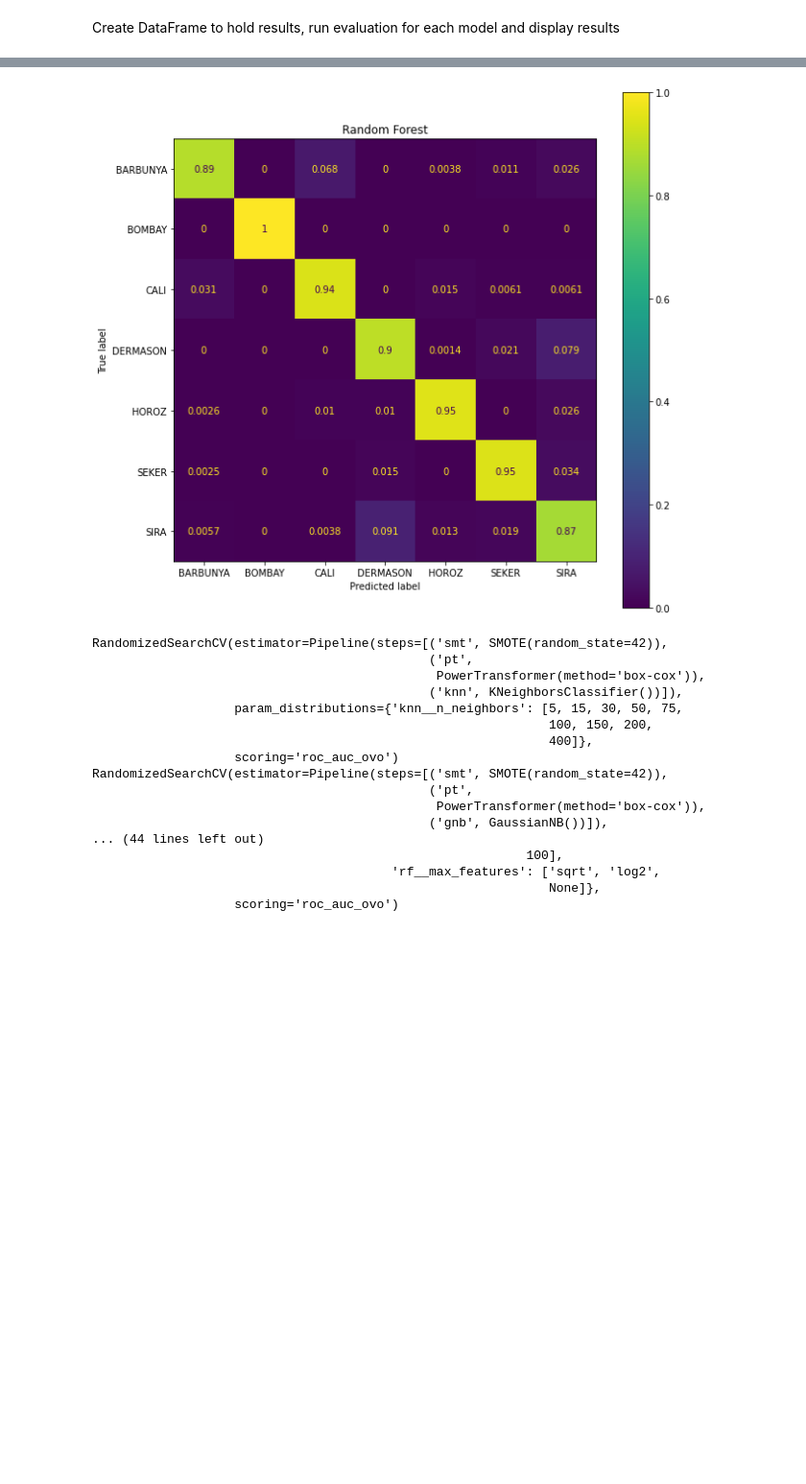
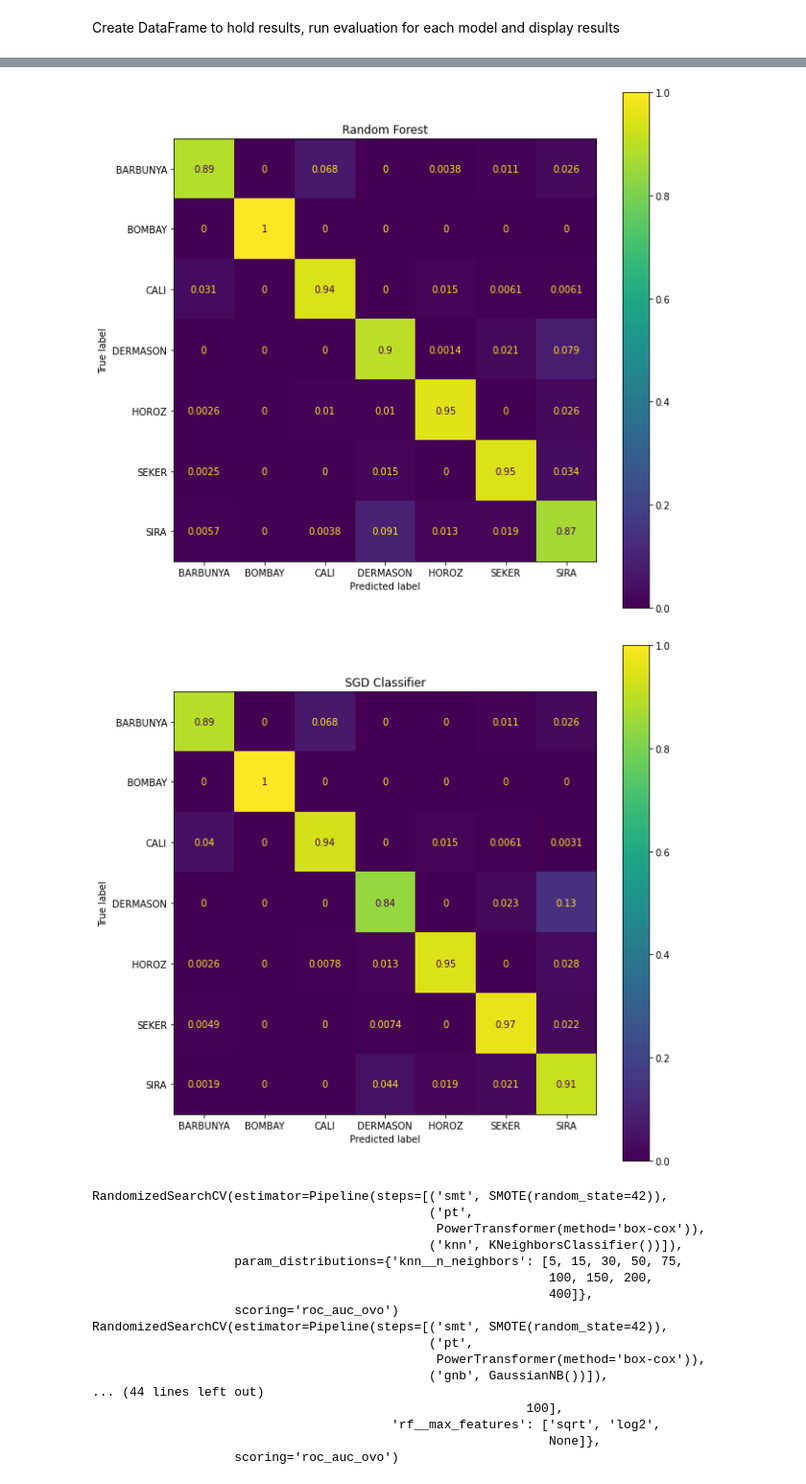
Before and after one commit to tlchampion/drybeans, a Jupyter notebook: notebooks/db_eda.ipynb, the cells around one changed output, grey strips where cells are left out. Shown at 96% size. Cells and saved outputs as stored; diff of their text form; code cells hidden in the pictures; blank space fills up the shorter version.

```diff
--- a/notebooks/db_eda.ipynb
+++ b/notebooks/db_eda.ipynb
@@ -711,16 +758,17 @@ results
 # %%
-models = {"KNN": model1, "Naive Bayes": model2, "Logistic Regression": model3, "Decision Tree": model4, "Random Forest": model5}
+models = {"KNN": model1, "Naive Bayes": model2, "Logistic Regression": model3, "Decision Tree": model4, "Random Forest": model5, 'SGD Classifier': model6}
 for m in models:
   fig, ax1 = plt.subplots(figsize=(10,10))
   get_confusion_matrix(models.get(m),X_test,y_test,ax1,le)
   ax1.set_title(m)
   plt.show()
 # %% [output]
 [figure]
 [figure]
 [figure]
 [figure]
 [figure]
+[figure, added]
 # %%
 models = {"KNN": model1, "Naive Bayes": model2, "Logistic Regression": model3, "Decision Tree": model4, "Random Forest": model5}
 # %%
```
Also changed, not shown: parts of 8 cells of this notebook.
